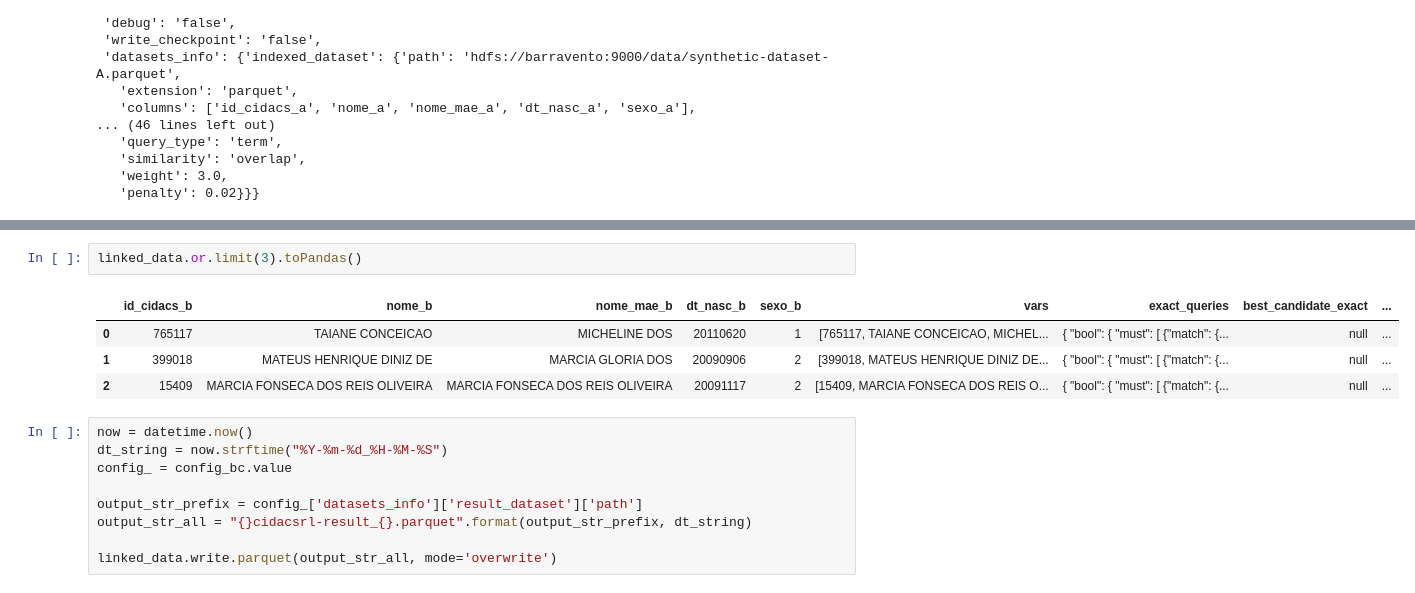
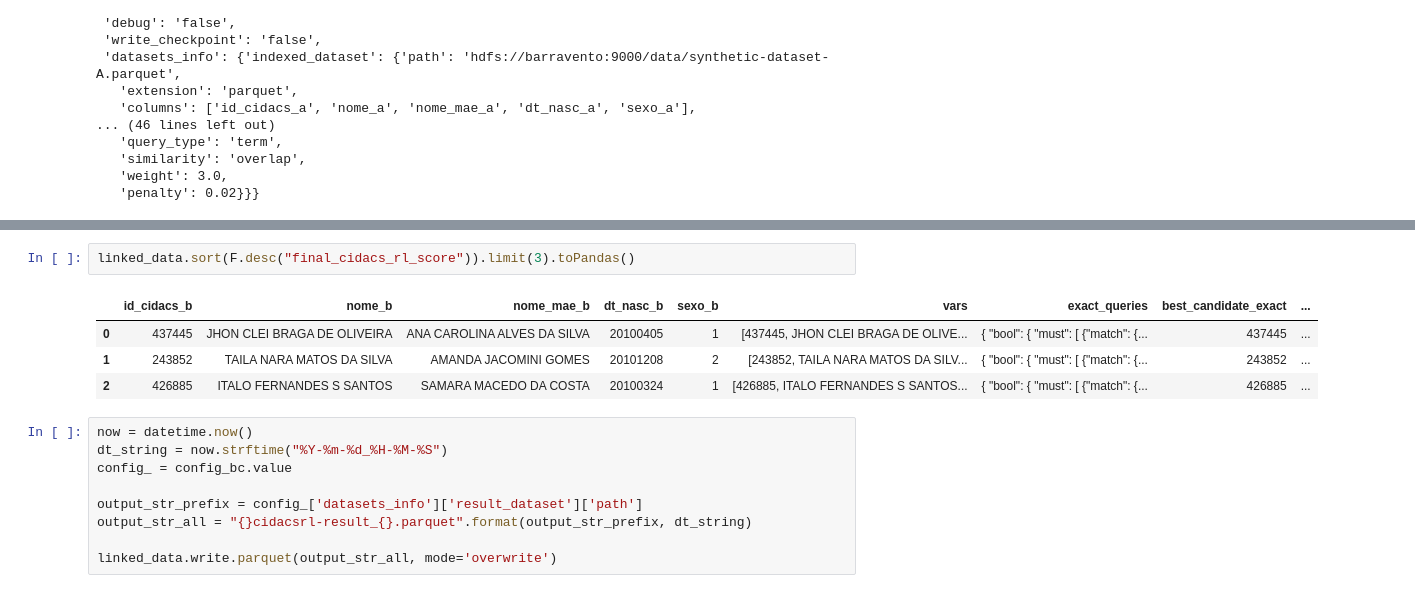
Before and after one commit to pierrepita/fully-distributed-cidacs-rl, a Jupyter notebook: cidacs-rl.ipynb, the cells around one changed output, grey strips where cells are left out. Saved outputs shown, nothing was run; the diff lists cells and outputs as text.

```diff
--- a/cidacs-rl.ipynb
+++ b/cidacs-rl.ipynb
@@ -807,10 +862,10 @@ linked_data = cidacsrl()
 # %%
-linked_data.or.limit(3).toPandas()
+linked_data.sort(F.desc("final_cidacs_rl_score")).limit(3).toPandas()
 # %% [output]
 |  | id_cidacs_b | nome_b | nome_mae_b | dt_nasc_b | sexo_b | vars | exact_queries | best_candidate_exact | ... |
-| 0 | 765117 | TAIANE CONCEICAO | MICHELINE DOS | 20110620 | 1 | [765117, TAIANE CONCEICAO, MICHEL... | { "bool": { "must": [ {"match": {... | null | ... |
-| 1 | 399018 | MATEUS HENRIQUE DINIZ DE | MARCIA GLORIA DOS | 20090906 | 2 | [399018, MATEUS HENRIQUE DINIZ DE... | { "bool": { "must": [ {"match": {... | null | ... |
-| 2 | 15409 | MARCIA FONSECA DOS REIS OLIVEIRA | MARCIA FONSECA DOS REIS OLIVEIRA | 20091117 | 2 | [15409, MARCIA FONSECA DOS REIS O... | { "bool": { "must": [ {"match": {... | null | ... |
+| 0 | 437445 | JHON CLEI BRAGA DE OLIVEIRA | ANA CAROLINA ALVES DA SILVA | 20100405 | 1 | [437445, JHON CLEI BRAGA DE OLIVE... | { "bool": { "must": [ {"match": {... | 437445 | ... |
+| 1 | 243852 | TAILA NARA MATOS DA SILVA | AMANDA JACOMINI GOMES | 20101208 | 2 | [243852, TAILA NARA MATOS DA SILV... | { "bool": { "must": [ {"match": {... | 243852 | ... |
+| 2 | 426885 | ITALO FERNANDES S SANTOS | SAMARA MACEDO DA COSTA | 20100324 | 1 | [426885, ITALO FERNANDES S SANTOS... | { "bool": { "must": [ {"match": {... | 426885 | ... |
 # %%
 now = datetime.now()
 dt_string = now.strftime("%Y-%m-%d_%H-%M-%S")
```
Also changed, not shown: parts of 7 cells of this notebook.
